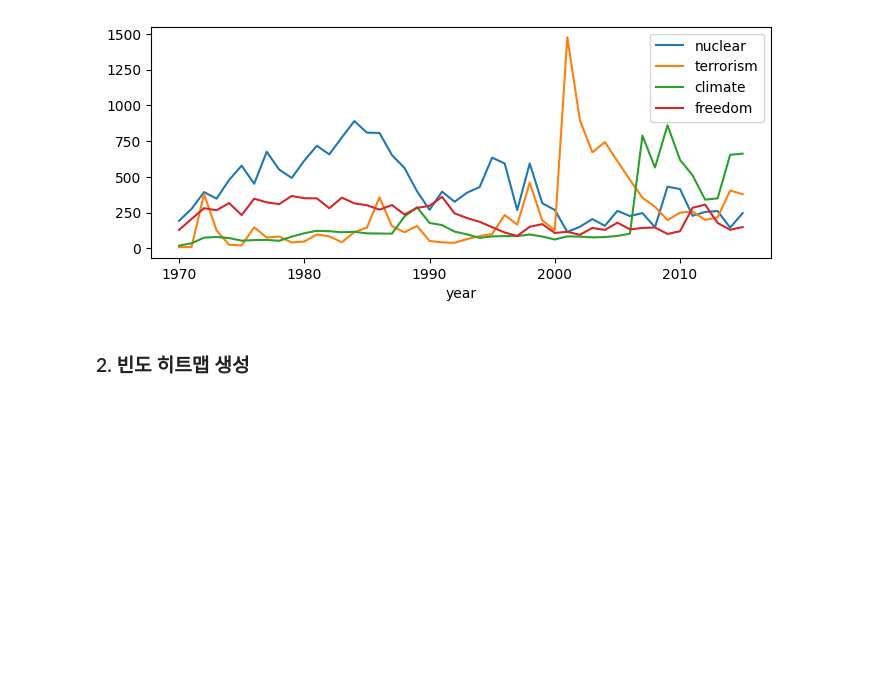
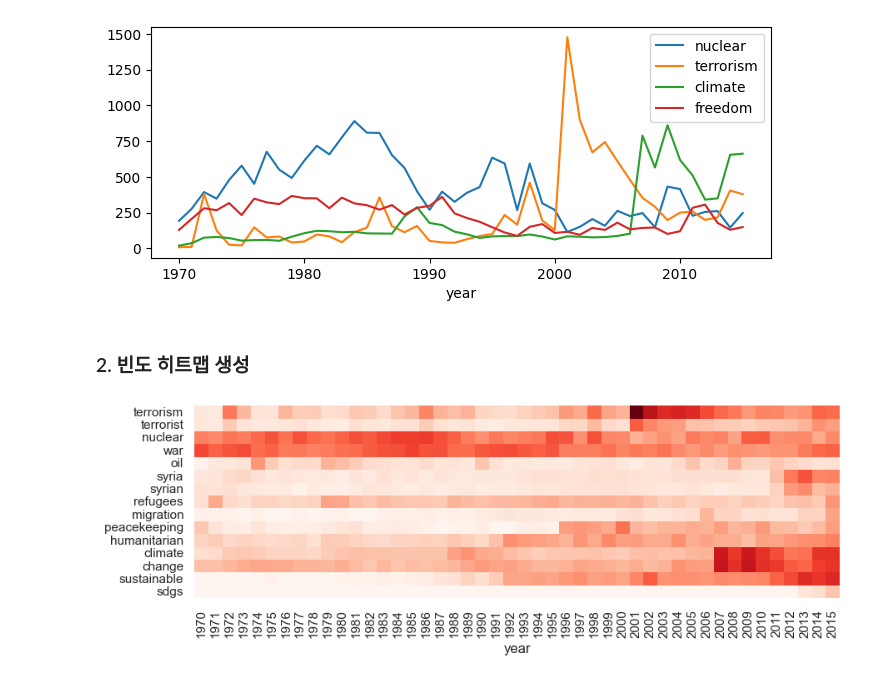
Before and after one commit to chw8207/text_python, a Jupyter notebook: 텍스트 통찰.ipynb, the cells around one changed output. Cells and saved outputs as stored; diff of their text form; code cells hidden in the pictures; blank space fills up the shorter version.

```diff
--- a/텍스트 통찰.ipynb
+++ b/텍스트 통찰.ipynb
@@ -581,3 +581,21 @@ freq_df.plot(kind='line', figsize=(8, 3))
 [figure]
 # %% [markdown]
 ### 2. 빈도 히트맵 생성
+# %%
+keywords = ['terrorism', 'terrorist', 'nuclear', 'war', 'oil',
+            'syria', 'syrian', 'refugees', 'migration', 'peacekeeping',
+            'humanitarian', 'climate', 'change', 'sustainable', 'sdgs']
+
+freq_df = count_keywords_by(df, by='year', keywords=keywords)
+
+# 연간 총 토큰 수를 기반으로 상대 빈도를 계산
+freq_df = freq_df.div(df.groupby('year')['num_tokens'].sum(), axis=0)
+# 키워드별 뚜렷한 대비를 위해 제곱근을 하위 선형 필터로 적용
+freq_df = freq_df.apply(np.sqrt)
+
+plt.figure(figsize=(10, 3))
+sns.set(font_scale=1)
+sns.heatmap(data=freq_df.T, xticklabels=True, yticklabels=True, cbar=False, cmap='Reds')
+plt.show()
+# %% [output]
+[figure, added]
```
